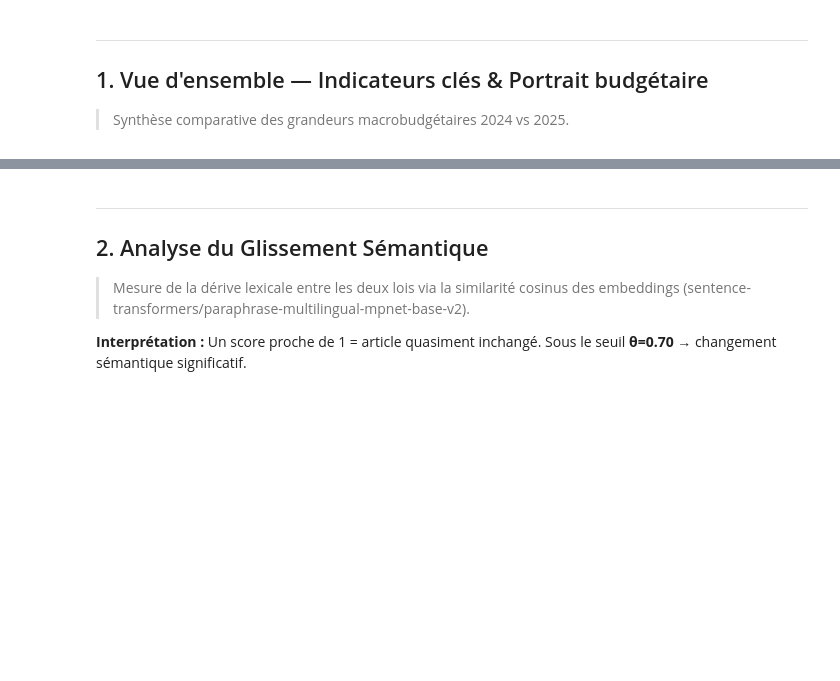
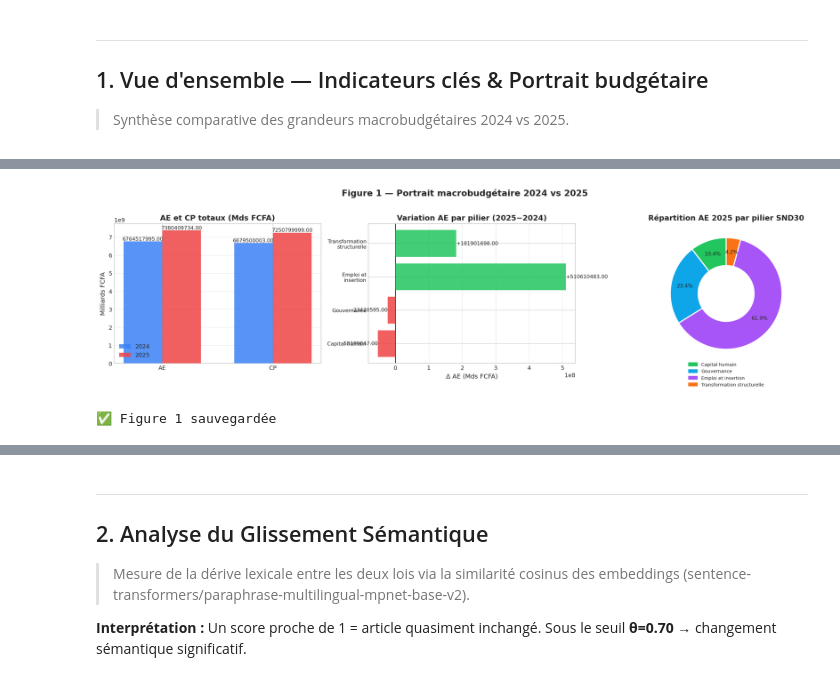
Before and after one commit to irchhjc/projet_NLP_ISSEA_DSM, a Jupyter notebook: notebooks/audit_semantique_cameroun_2024_2025.ipynb, the cells around one changed output, grey strips where cells are left out. Drawn from its saved outputs; the diff is of its cells as text; code cells hidden in the pictures; blank space fills up the shorter version.

```diff
--- a/notebooks/audit_semantique_cameroun_2024_2025.ipynb
+++ b/notebooks/audit_semantique_cameroun_2024_2025.ipynb
@@ -92,6 +95,8 @@ print(f'  pandas {pd.__version__} | numpy {np.__version__}')
 # %%
 # ─── Chargement des fichiers ───────────────────────────────────────────────────
-DATA_PATH = '/mnt/user-data/uploads/'
+import pandas as pd
+
+DATA_PATH = "../outputs/reports/"
 
 # Budgets
 budget_2024 = pd.read_excel(DATA_PATH + 'analyse_budgetaire.xlsx', sheet_name='Budget_2024')
@@ -184,8 +213,8 @@ fig.suptitle('Figure 1 — Portrait macrobudgétaire 2024 vs 2025', y=1.02)
 
 # 1a. Barres AE et CP comparées
 categories = ['AE', 'CP']
-vals_24 = [ae24/1e9, cp24/1e9]
-vals_25 = [ae25/1e9, cp25/1e9]
+vals_24 = [ae24, cp24]
+vals_25 = [ae25, cp25]
 x = np.arange(len(categories))
 w = 0.35
 b1 = axes[0].bar(x - w/2, vals_24, w, label='2024', color='#3b82f6', alpha=0.85, zorder=3)
@@ -201,37 +230,39 @@ axes[0].grid(axis='y', alpha=0.4, zorder=0)
 # 1b. Évolution par pilier (waterfall)
 cmp = comparaison.copy()
 cmp['pilier_court'] = cmp['pilier'].apply(map_pilier)
-cmp['delta'] = (cmp['ae_2025'] - cmp['ae_2024']) / 1e9
+cmp['delta'] = (cmp['ae_2025'] - cmp['ae_2024'])
 bar_colors = ['#22c55e' if v >= 0 else '#ef4444' for v in cmp['delta']]
 bars = axes[1].barh(cmp['pilier_court'], cmp['delta'], color=bar_colors, alpha=0.85, zorder=3)
 axes[1].axvline(0, color='black', linewidth=1)
 axes[1].set_xlabel('Δ AE (Mds FCFA)'); axes[1].set_title('Variation AE par pilier (2025−2024)')
 axes[1].set_yticklabels([textwrap.fill(l, 18) for l in cmp['pilier_court']], fontsize=9)
 for bar in bars:
     w2 = bar.get_width()
     axes[1].text(w2 + (0.05 if w2>=0 else -0.05), bar.get_y()+bar.get_height()/2,
                  f'{w2:+.2f}', va='center', ha='left' if w2>=0 else 'right', fontsize=9)
 axes[1].grid(axis='x', alpha=0.4, zorder=0)
 
 # 1c. Donut AE 2025 par pilier
 p25 = piliers_2025.copy()
 p25['pilier_court'] = p25['pilier'].apply(map_pilier)
 colors_pie = [PILIER_COLORS.get(pc, '#94a3b8') for pc in p25['pilier_court']]
 wedges, texts, autotexts = axes[2].pie(
     p25['ae'], labels=None, colors=colors_pie,
     autopct='%1.1f%%', startangle=90,
     wedgeprops=dict(width=0.5, edgecolor='white', linewidth=2),
     pctdistance=0.75
 )
 for at in autotexts: at.set_fontsize(9)
 axes[2].set_title('Répartition AE 2025 par pilier SND30')
 legend_patches = [mpatches.Patch(color=PILIER_COLORS.get(pc,'#94a3b8'), label=pc) for pc in p25['pilier_court']]
 axes[2].legend(handles=legend_patches, loc='lower center', bbox_to_anchor=(0.5,-0.2), fontsize=8, ncol=1)
 
 plt.tight_layout()
-plt.savefig('/mnt/user-data/outputs/fig1_portrait_budgetaire.png', bbox_inches='tight', dpi=150)
+#plt.savefig('/mnt/user-data/outputs/fig1_portrait_budgetaire.png', bbox_inches='tight', dpi=150)
 plt.show()
-print('✅ Figure 1 sauvegardée')
+# %% [output]
+[figure, added]
+✅ Figure 1 sauvegardée
 # %%
 # ─── Tableau comparatif piliers ───────────────────────────────────────────────
 print('\n📋 COMPARAISON PAR PILIER SND30')
```
Also changed, not shown: parts of 23 cells of this notebook.
